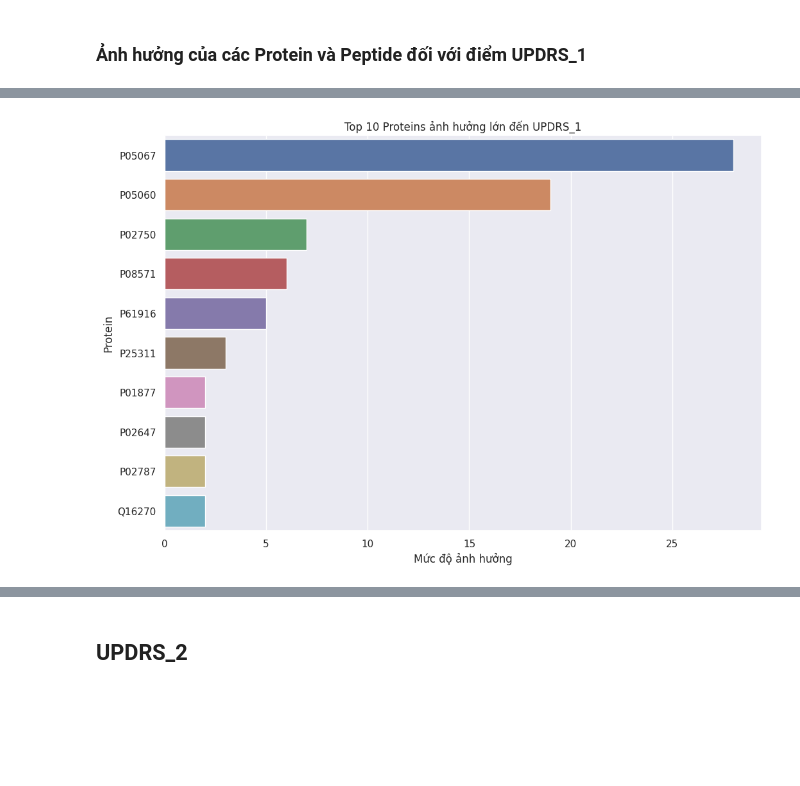
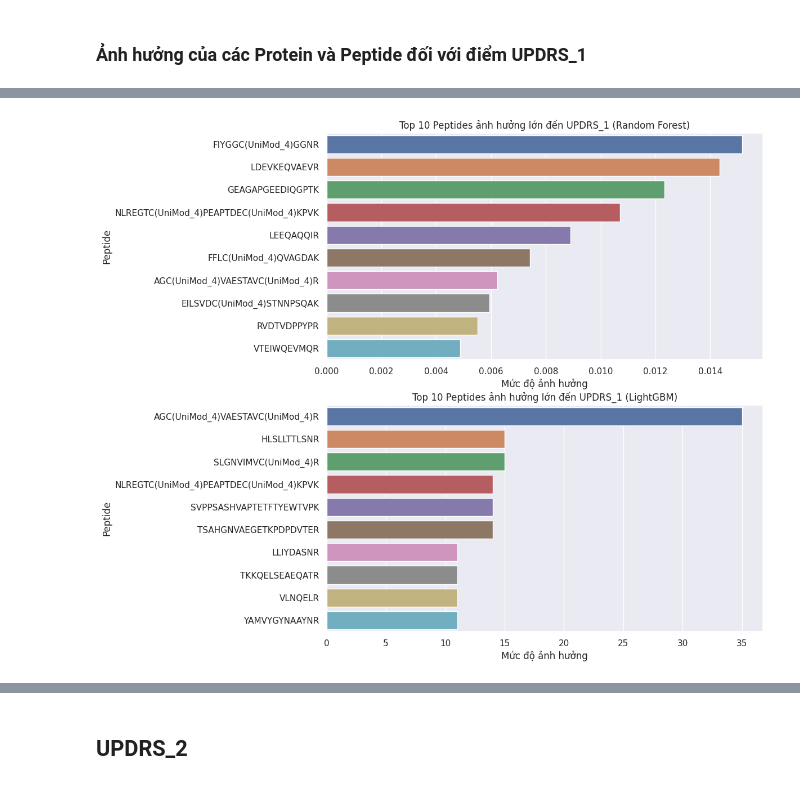
Before and after one commit to Nanashi0it/Parkinson-Disease-Progression-Prediction--ADS, a Jupyter notebook: ADS_Final_Project.ipynb, the cells around one changed output, grey strips where cells are left out. Saved outputs shown, nothing was run; the diff lists cells and outputs as text; code cells hidden in the pictures; blank space fills up the shorter version.

Commit message:
update RandomForest and add LightGBM

```diff
--- a/ADS_Final_Project.ipynb
+++ b/ADS_Final_Project.ipynb
@@ -1082,10 +1066,0 @@ plt.show()
-# %%
-data = dict(sorted(proteins.items(), key=lambda item: item[1], reverse= True))
-sns.barplot(x= list(data.values())[:10], y= list(data.keys())[:10])
-plt.xlabel('Mức độ ảnh hưởng')
-plt.ylabel('Protein')
-plt.title('Top 10 Proteins ảnh hưởng lớn đến UPDRS_1')
-
-plt.show()
-# %% [output]
-[figure, removed]
@@ -1091,0 +1083,34 @@ plt.show()
+# %%
+# Random Forest
+rf_feature_list = features
+rf_importance_list = updrs_1_rf_model.feature_importances_
+
+rf_peptides_importance = {}
+rf_proteins_importance = {}
+
+for feature, importance in zip(rf_feature_list, rf_importance_list):
+    if feature == 'visit_month': continue
+    elif re.compile(r'.*UniMod_.*').match(feature): rf_peptides_importance[feature] = importance
+    elif re.compile(r'.[0-9]').match(feature): rf_proteins_importance[feature] = importance
+    else: rf_peptides_importance[feature] = importance
+
+# LightGBM
+lgbm_feature_list = features
+lgbm_importance_list = updrs_1_lgbm_model.feature_importances_
+
+lgbm_peptides_importance = {}
+lgbm_proteins_importance = {}
+
+for feature, importance in zip(lgbm_feature_list, lgbm_importance_list):
+    if feature == 'visit_month': continue
+    elif re.compile(r'.*UniMod_.*').match(feature): lgbm_peptides_importance[feature] = importance
+    elif re.compile(r'.[0-9]').match(feature): lgbm_proteins_importance[feature] = importance
+    else: lgbm_peptides_importance[feature] = importance
+# %%
+# Ảnh hưởng của Peptides
+rf_data = dict(sorted(rf_peptides_importance.items(), key=lambda item: item[1], reverse= True))
+lgbm_data = dict(sorted(lgbm_peptides_importance.items(), key=lambda item: item[1], reverse= True))
+
+effect_plot(rf_data, lgbm_data, 'Peptide')
+# %% [output]
+[figure, added]
```
Also changed, not shown: parts of 67 cells of this notebook.
